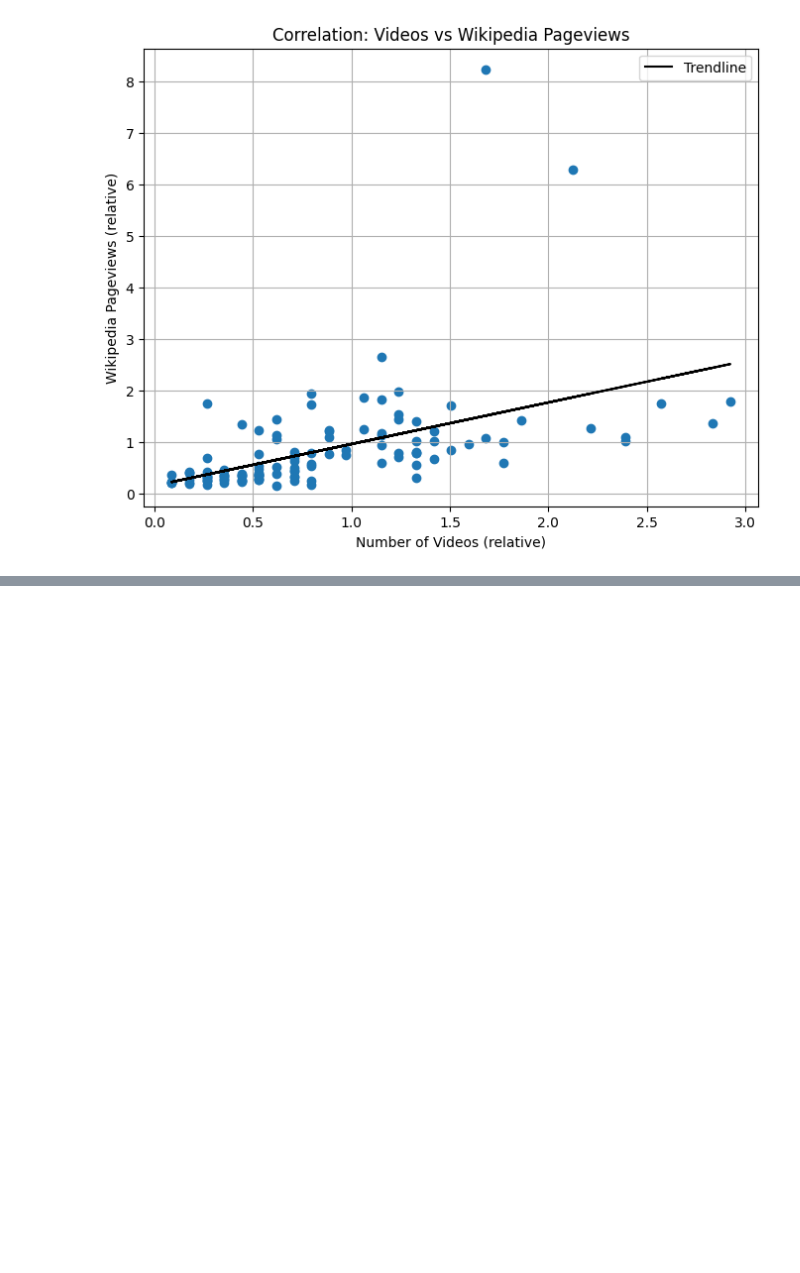
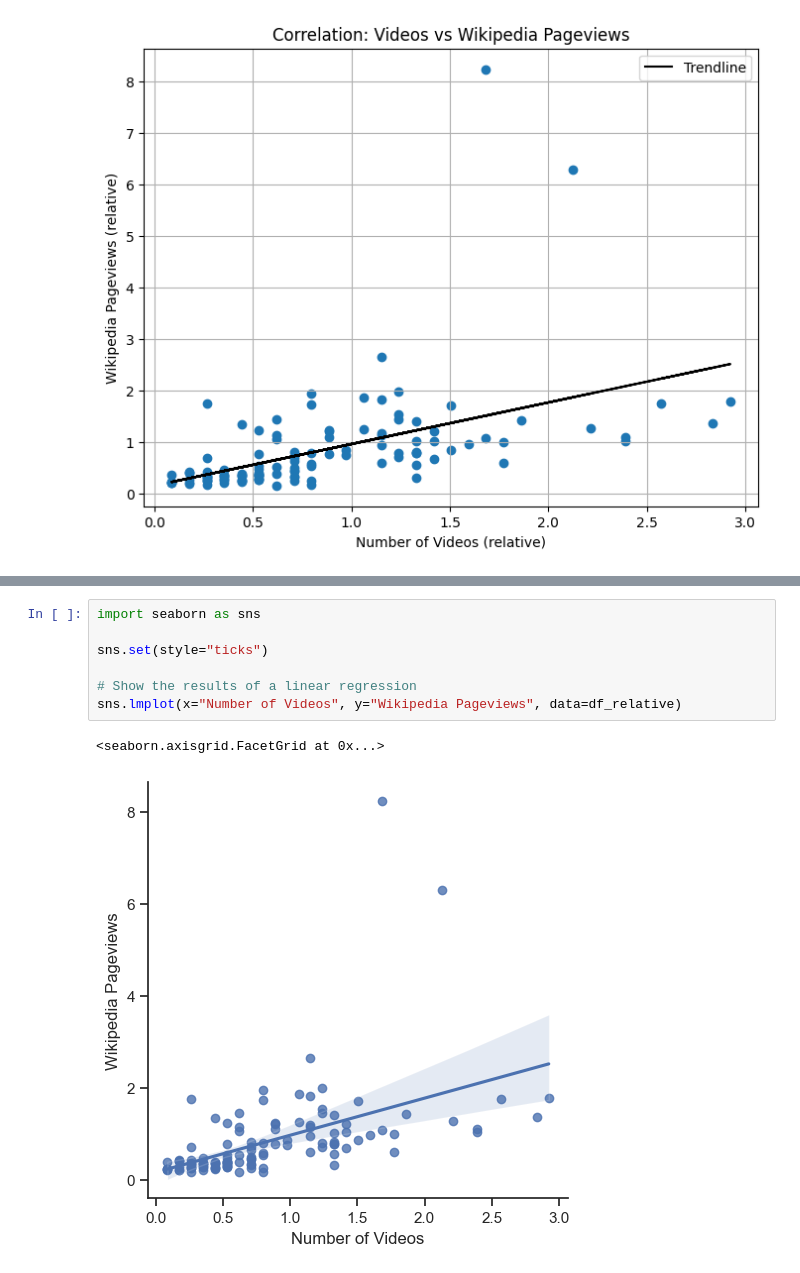
Before and after one commit to DataDivasCAU/DataDivas, a Jupyter notebook: quest 2/jupyter Notebooks/AfD_combined_Daily.ipynb, the cells around one changed output, grey strips where cells are left out. Cells and saved outputs as stored; diff of their text form; blank space fills up the shorter version.

```diff
--- a/quest 2/AfD_combined_Daily.ipynb
+++ b/quest 2/jupyter Notebooks/AfD_combined_Daily.ipynb
@@ -159,0 +186,10 @@ plt.show()
+# %%
+import seaborn as sns
+
+sns.set(style="ticks")
+
+# Show the results of a linear regression
+sns.lmplot(x="Number of Videos", y="Wikipedia Pageviews", data=df_relative)
+# %% [output]
+<seaborn.axisgrid.FacetGrid at 0x...>
+[figure, added]
```
Also changed, not shown: parts of 4 cells of this notebook, 28 other files.
